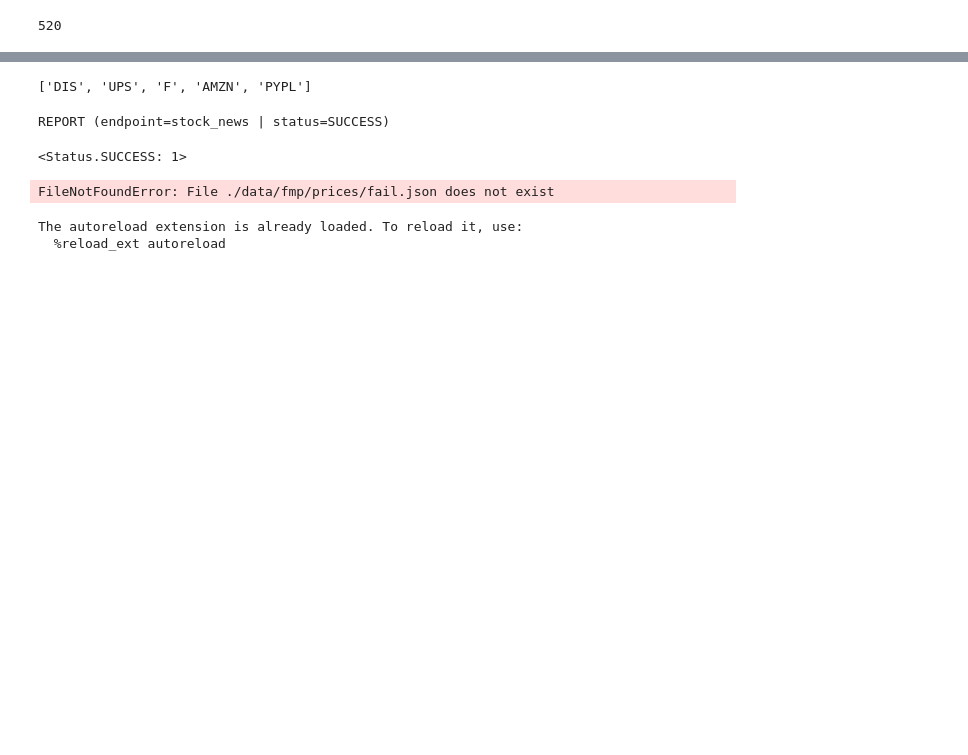
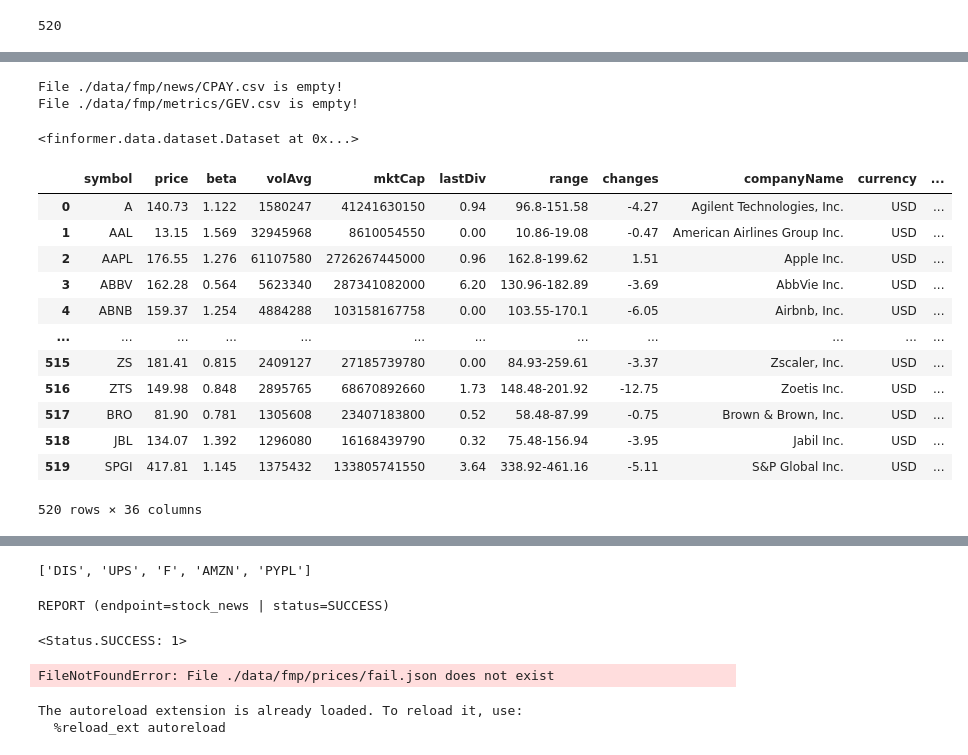
Before and after one commit to halaction/finformer, a Jupyter notebook: finformer-data.ipynb, the cells around one changed output, grey strips where cells are left out. Cells and saved outputs as stored; diff of their text form; code cells hidden in the pictures; blank space fills up the shorter version.

```diff
--- a/finformer-data.ipynb
+++ b/finformer-data.ipynb
@@ -131,0 +164,25 @@ len(tickers)
+# %%
+dataset = get_dataset()
+# %% [output]
+File ./data/fmp/news/CPAY.csv is empty!
+File ./data/fmp/metrics/GEV.csv is empty!
+# %%
+dataset
+# %% [output]
+<finformer.data.dataset.Dataset at 0x...>
+# %%
+dataset.profile
+# %% [output]
+|  | symbol | price | beta | volAvg | mktCap | lastDiv | range | changes | companyName | currency | ... |
+| 0 | A | 140.73 | 1.122 | 1580247 | 41241630150 | 0.94 | 96.8-151.58 | -4.27 | Agilent Technologies, Inc. | USD | ... |
+| 1 | AAL | 13.15 | 1.569 | 32945968 | 8610054550 | 0.00 | 10.86-19.08 | -0.47 | American Airlines Group Inc. | USD | ... |
+| 2 | AAPL | 176.55 | 1.276 | 61107580 | 2726267445000 | 0.96 | 162.8-199.62 | 1.51 | Apple Inc. | USD | ... |
+| 3 | ABBV | 162.28 | 0.564 | 5623340 | 287341082000 | 6.20 | 130.96-182.89 | -3.69 | AbbVie Inc. | USD | ... |
+| 4 | ABNB | 159.37 | 1.254 | 4884288 | 103158167758 | 0.00 | 103.55-170.1 | -6.05 | Airbnb, Inc. | USD | ... |
+| ... | ... | ... | ... | ... | ... | ... | ... | ... | ... | ... | ... |
+| 515 | ZS | 181.41 | 0.815 | 2409127 | 27185739780 | 0.00 | 84.93-259.61 | -3.37 | Zscaler, Inc. | USD | ... |
+| 516 | ZTS | 149.98 | 0.848 | 2895765 | 68670892660 | 1.73 | 148.48-201.92 | -12.75 | Zoetis Inc. | USD | ... |
+| 517 | BRO | 81.90 | 0.781 | 1305608 | 23407183800 | 0.52 | 58.48-87.99 | -0.75 | Brown & Brown, Inc. | USD | ... |
+| 518 | JBL | 134.07 | 1.392 | 1296080 | 16168439790 | 0.32 | 75.48-156.94 | -3.95 | Jabil Inc. | USD | ... |
+| 519 | SPGI | 417.81 | 1.145 | 1375432 | 133805741550 | 3.64 | 338.92-461.16 | -5.11 | S&P Global Inc. | USD | ... |
+520 rows × 36 columns
```
Also changed, not shown: parts of 16 cells of this notebook, 2 other files.
